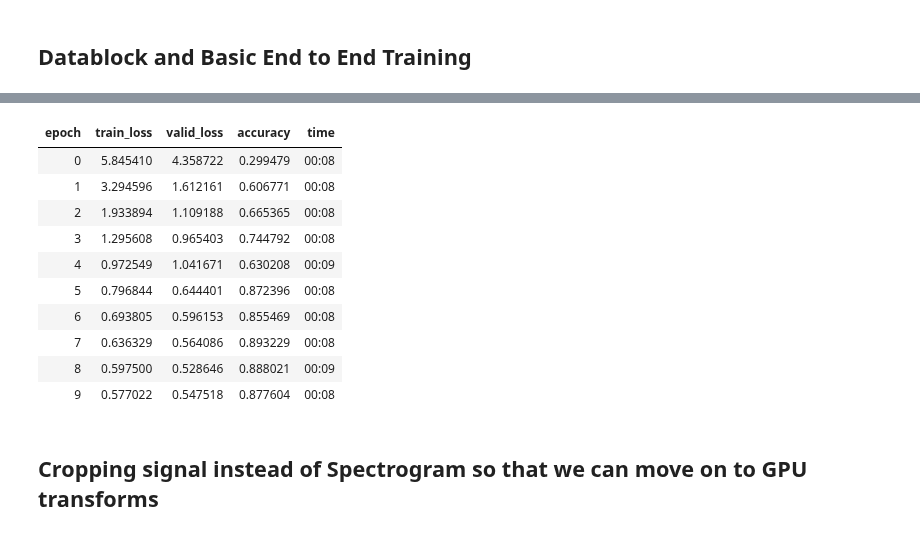
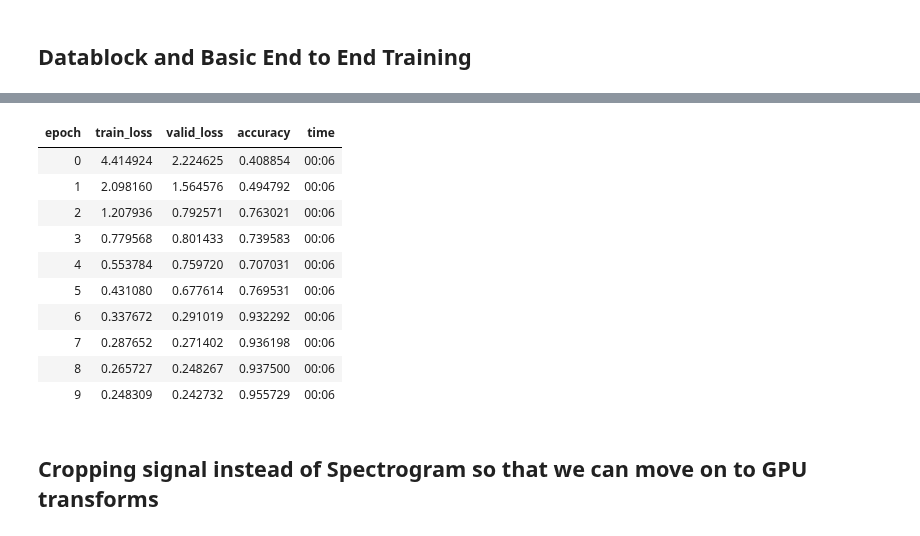
Before and after one commit to fastaudio/fastai2_audio, a Jupyter notebook: dev/72_audio_tutorial.ipynb, the cells around one changed output, grey strips where cells are left out. Saved outputs shown, nothing was run; the diff lists cells and outputs as text; code cells hidden in the pictures.

Commit message:
Working model and learner 0.972 acc

```diff
--- a/dev/72_audio_tutorial.ipynb
+++ b/dev/72_audio_tutorial.ipynb
@@ -121,7 +64,7 @@ test_eq(min(cats).item(), 0)
 test_eq(max(cats).item(), 9)
 # %%
 p = Path('/home/jupyter/.fastai/data/ST-AEDS-20180100_1-OS')
-a2s = AudioToSpec(n_fft = 1024, hop_length=256)
+a2s = AudioToSpec()
 crop_2000ms = CropTime(2000)
 tfms = Pipeline([a2s, crop_2000ms], as_item=True)
 dbunch_cropspec = auds.databunch(p, item_tfms=tfms, bs=64)
@@ -144,5 +87,11 @@ torch.Size([64, 1, 128, 126])
+# %%
+# credit to Kevin Bird and Hiromi Suenaga for these two lines to adjust a CNN model to take 1 channel input
+def alter_learner(learn):
+    learn.model[0][0].in_channels=1
+    learn.model[0][0].weight = torch.nn.parameter.Parameter(learn.model[0][0].weight[:,1,:,:].unsqueeze(1))
 # %%
 learn = Learner(dbunch_cropspec,
                 xresnet18(),
                 torch.nn.CrossEntropyLoss(),
                 metrics=[accuracy])
+alter_learner(learn)
@@ -153,17 +103,17 @@ learn.model[0][0].weight = torch.nn.parameter.Parameter(learn.model[0][0].weight
 # %%
-learn.fit_one_cycle(10, lr_max=slice(3e-2))
+learn.fit_one_cycle(10, lr_max=slice(1e-1))
 # %% [output]
 | epoch | train_loss | valid_loss | accuracy | time |
-| 0 | 5.845410 | 4.358722 | 0.299479 | 00:08 |
-| 1 | 3.294596 | 1.612161 | 0.606771 | 00:08 |
-| 2 | 1.933894 | 1.109188 | 0.665365 | 00:08 |
-| 3 | 1.295608 | 0.965403 | 0.744792 | 00:08 |
-| 4 | 0.972549 | 1.041671 | 0.630208 | 00:09 |
-| 5 | 0.796844 | 0.644401 | 0.872396 | 00:08 |
-| 6 | 0.693805 | 0.596153 | 0.855469 | 00:08 |
-| 7 | 0.636329 | 0.564086 | 0.893229 | 00:08 |
-| 8 | 0.597500 | 0.528646 | 0.888021 | 00:09 |
-| 9 | 0.577022 | 0.547518 | 0.877604 | 00:08 |
+| 0 | 4.414924 | 2.224625 | 0.408854 | 00:06 |
+| 1 | 2.098160 | 1.564576 | 0.494792 | 00:06 |
+| 2 | 1.207936 | 0.792571 | 0.763021 | 00:06 |
+| 3 | 0.779568 | 0.801433 | 0.739583 | 00:06 |
+| 4 | 0.553784 | 0.759720 | 0.707031 | 00:06 |
+| 5 | 0.431080 | 0.677614 | 0.769531 | 00:06 |
+| 6 | 0.337672 | 0.291019 | 0.932292 | 00:06 |
+| 7 | 0.287652 | 0.271402 | 0.936198 | 00:06 |
+| 8 | 0.265727 | 0.248267 | 0.937500 | 00:06 |
+| 9 | 0.248309 | 0.242732 | 0.955729 | 00:06 |
 # %% [markdown]
 ## Cropping signal instead of Spectrogram so that we can move on to GPU transforms
 # %%
```
Also changed, not shown: parts of 21 cells of this notebook.
